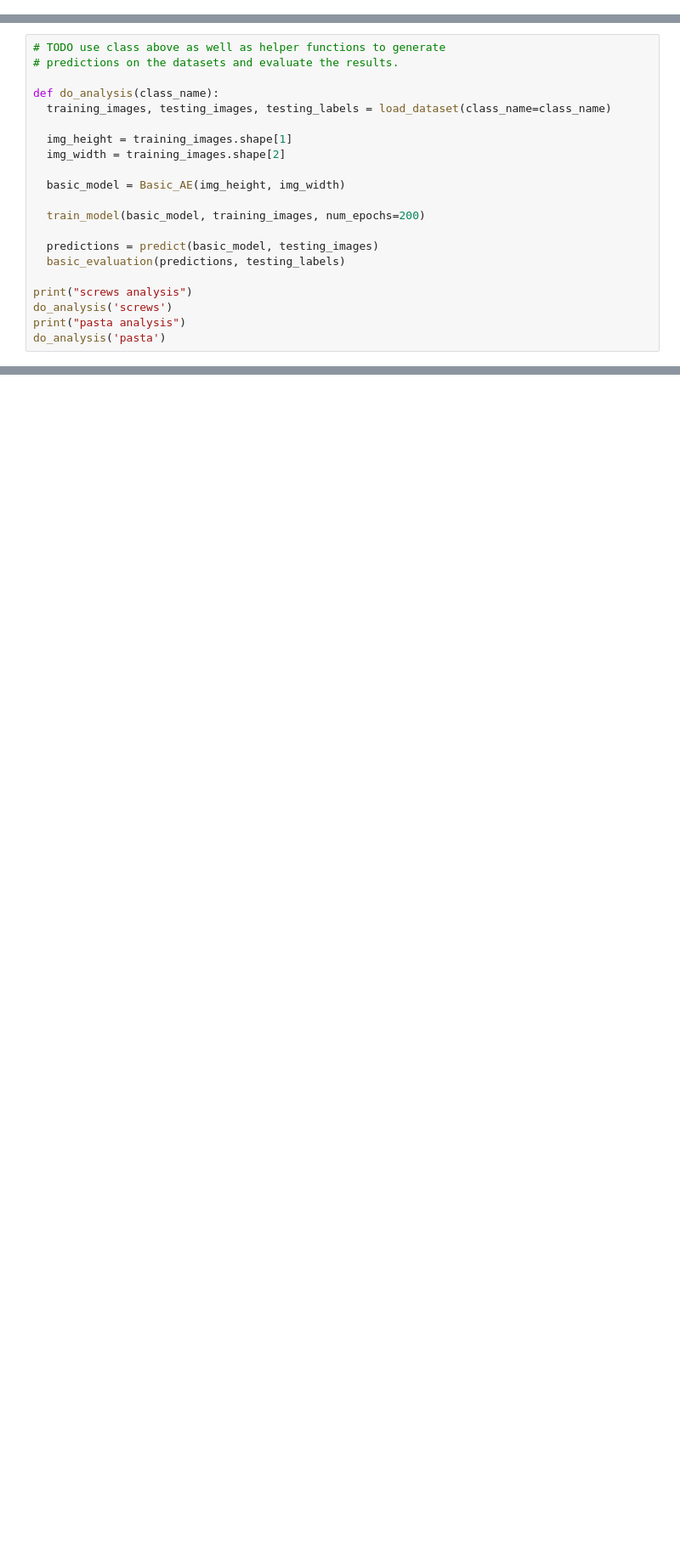
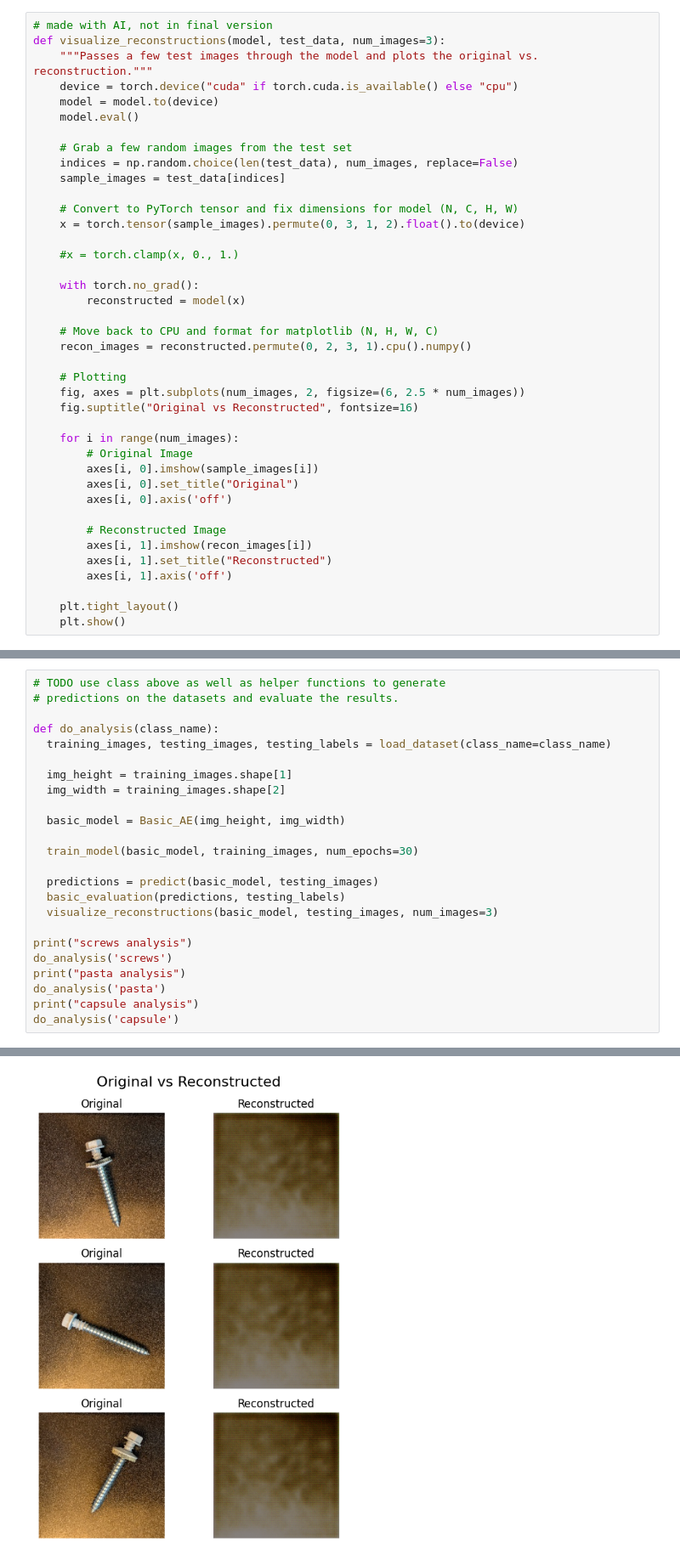
Before and after one commit to alanna-jc/AutoEncoder_Anomaly_Detector, a Jupyter notebook: Basic_AE_Anomaly_Detector.ipynb, the cells around one changed output, grey strips where cells are left out. Shown at 85% size. Saved outputs shown, nothing was run; the diff lists cells and outputs as text; blank space fills up the shorter version.

Commit message:
changed CNN, params, added visualization

```diff
--- a/Basic_AE_Anomaly_Detector.ipynb
+++ b/Basic_AE_Anomaly_Detector.ipynb
@@ -153,6 +186,46 @@ class Basic_AE(nn.Module):
     reconstructed_output = self.decoder(lv)
 
     return reconstructed_output
+# %%
+# made with AI, not in final version
+def visualize_reconstructions(model, test_data, num_images=3):
+    """Passes a few test images through the model and plots the original vs. reconstruction."""
+    device = torch.device("cuda" if torch.cuda.is_available() else "cpu")
+    model = model.to(device)
+    model.eval()
+
+    # Grab a few random images from the test set
+    indices = np.random.choice(len(test_data), num_images, replace=False)
+    sample_images = test_data[indices]
+
+    # Convert to PyTorch tensor and fix dimensions for model (N, C, H, W)
+    x = torch.tensor(sample_images).permute(0, 3, 1, 2).float().to(device)
+
+    #x = torch.clamp(x, 0., 1.)
+
+    with torch.no_grad():
+        reconstructed = model(x)
+
+    # Move back to CPU and format for matplotlib (N, H, W, C)
+    recon_images = reconstructed.permute(0, 2, 3, 1).cpu().numpy()
+
+    # Plotting
+    fig, axes = plt.subplots(num_images, 2, figsize=(6, 2.5 * num_images))
+    fig.suptitle("Original vs Reconstructed", fontsize=16)
+
+    for i in range(num_images):
+        # Original Image
+        axes[i, 0].imshow(sample_images[i])
+        axes[i, 0].set_title("Original")
+        axes[i, 0].axis('off')
+
+        # Reconstructed Image
+        axes[i, 1].imshow(recon_images[i])
+        axes[i, 1].set_title("Reconstructed")
+        axes[i, 1].axis('off')
+
+    plt.tight_layout()
+    plt.show()
 # %%
 def train_model(model, dataset, num_epochs, learning_rate=1e-3):
 
@@ -214,14 +287,17 @@ def do_analysis(class_name):
 
   basic_model = Basic_AE(img_height, img_width)
 
-  train_model(basic_model, training_images, num_epochs=200)
+  train_model(basic_model, training_images, num_epochs=30)
 
   predictions = predict(basic_model, testing_images)
   basic_evaluation(predictions, testing_labels)
+  visualize_reconstructions(basic_model, testing_images, num_images=3)
 
 print("screws analysis")
 do_analysis('screws')
 print("pasta analysis")
 do_analysis('pasta')
+print("capsule analysis")
+do_analysis('capsule')
 # %% [output]
 screws analysis
@@ -243,0 +320 @@ AUROC Score: 0.5166666666666666
+[figure, added]
```
Also changed, not shown: parts of 8 cells of this notebook.
